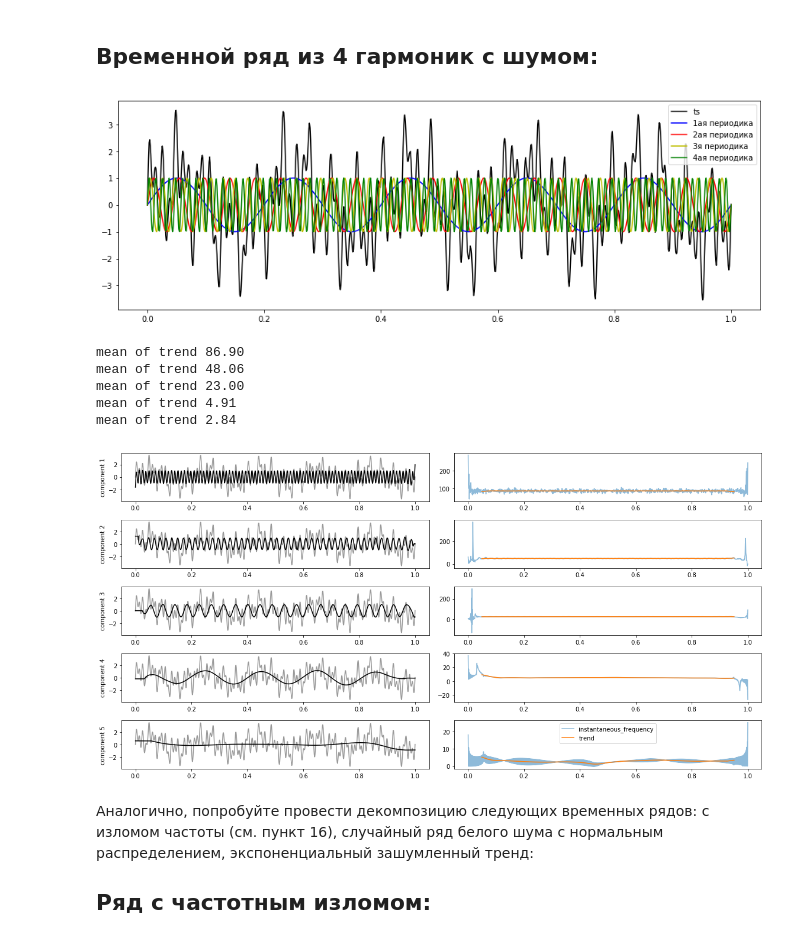
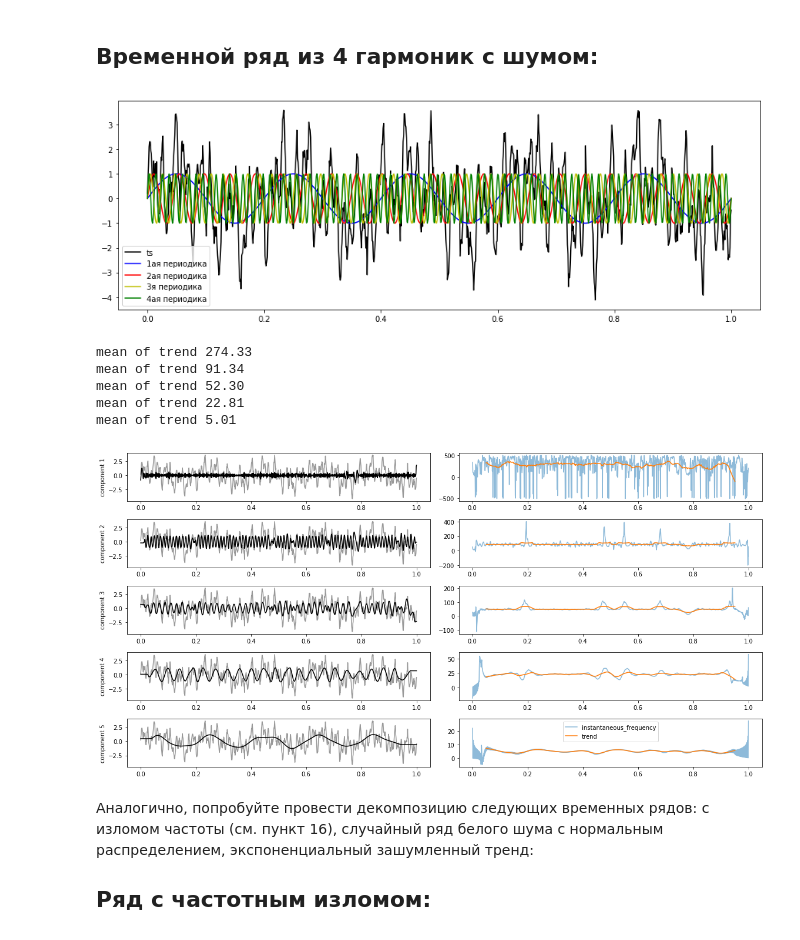
Before and after one commit to Tsypaev/time-series-analysis, a Jupyter notebook: 7LR/7-timeSeries.ipynb, the cells around one changed output. Drawn from its saved outputs; the diff is of its cells as text; code cells hidden in the pictures.

```diff
--- a/7LR/7-timeSeries.ipynb
+++ b/7LR/7-timeSeries.ipynb
@@ -493,30 +493,30 @@ mean of trend 2.91
 # %%
 t = np.linspace(0, 1, 1024)
 f1 = 5 #3
 f2 = 23 #23
 f3 = 48 #48
 f4 = 87 #90
 F = np.sin(2*np.pi*f1*t) + np.sin(2*np.pi*f2*t) \
-    + np.sin(2*np.pi*f3*t) + np.sin(2*np.pi*f4*t) + 0.03*rand.randn(len(t))
+    + np.sin(2*np.pi*f3*t) + np.sin(2*np.pi*f4*t) + 0.3*rand.randn(len(t))
 
 
 plt.figure(figsize = (15, 5))
 plt.plot(t, F, 'k', label = 'ts')
 plt.plot(t, np.sin(2*np.pi*f1*t), 'b', label = '1ая периодика')
 plt.plot(t, np.sin(2*np.pi*f2*t), 'r', label = '2ая периодика')
 plt.plot(t, np.sin(2*np.pi*f3*t), 'y', label = '3я периодика')
 plt.plot(t, np.sin(2*np.pi*f4*t), 'g', label = '4ая периодика')
 plt.legend()
 plt.show()
 plot_emd(F, t, 'smooth', 4, 50, 51)
 # %% [output]
-[figure, old version]
+[figure, new version]
-mean of trend 86.90
-mean of trend 48.06
-mean of trend 23.00
-mean of trend 4.91
-mean of trend 2.84
+mean of trend 274.33
+mean of trend 91.34
+mean of trend 52.30
+mean of trend 22.81
+mean of trend 5.01
-[figure, old version]
+[figure, new version]
 # %% [markdown]
 Аналогично, попробуйте провести декомпозицию следующих
 временных рядов: с изломом частоты (см. пункт 16), случайный ряд
```
Also changed, not shown: parts of 4 cells of this notebook, 1 other file.
